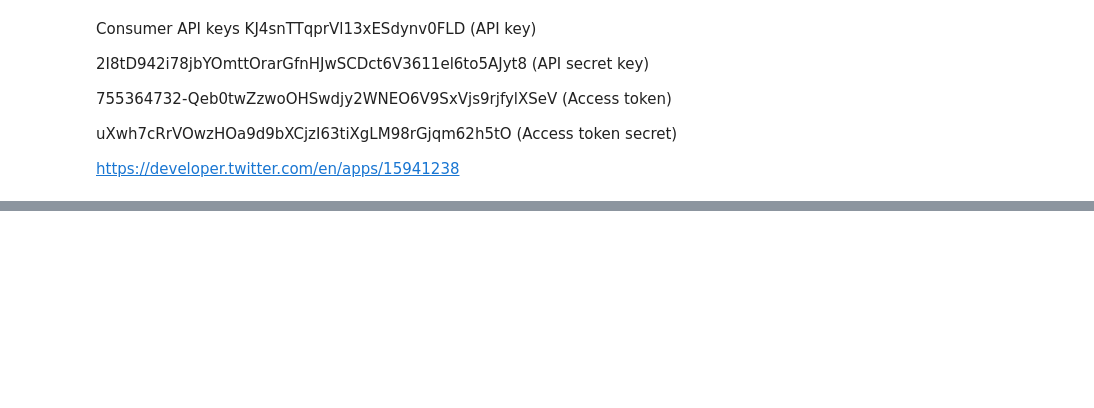
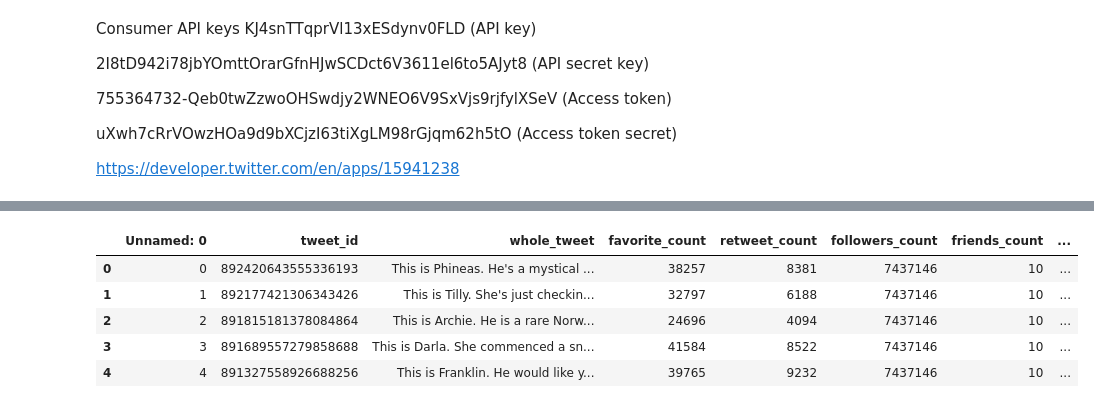
Before and after one commit to nagashrin/data_wrangling, a Jupyter notebook: wrangle_act_1.ipynb, the cells around one changed output, grey strips where cells are left out. Drawn from its saved outputs; the diff is of its cells as text; code cells hidden in the pictures; blank space fills up the shorter version.

```diff
--- a/wrangle_act_1.ipynb
+++ b/wrangle_act_1.ipynb
@@ -381,0 +195,10 @@ memory usage: 313.0+ KB
+# %%
+df_json1 = pd.read_csv('data/df_json1.csv')
+df_json1.head()
+# %% [output]
+|  | Unnamed: 0 | tweet_id | whole_tweet | favorite_count | retweet_count | followers_count | friends_count | ... |
+| 0 | 0 | 892420643555336193 | This is Phineas. He's a mystical ... | 38257 | 8381 | 7437146 | 10 | ... |
+| 1 | 1 | 892177421306343426 | This is Tilly. She's just checkin... | 32797 | 6188 | 7437146 | 10 | ... |
+| 2 | 2 | 891815181378084864 | This is Archie. He is a rare Norw... | 24696 | 4094 | 7437146 | 10 | ... |
+| 3 | 3 | 891689557279858688 | This is Darla. She commenced a sn... | 41584 | 8522 | 7437146 | 10 | ... |
+| 4 | 4 | 891327558926688256 | This is Franklin. He would like y... | 39765 | 9232 | 7437146 | 10 | ... |
```
Also changed, not shown: parts of 30 cells of this notebook, 1 other file.
